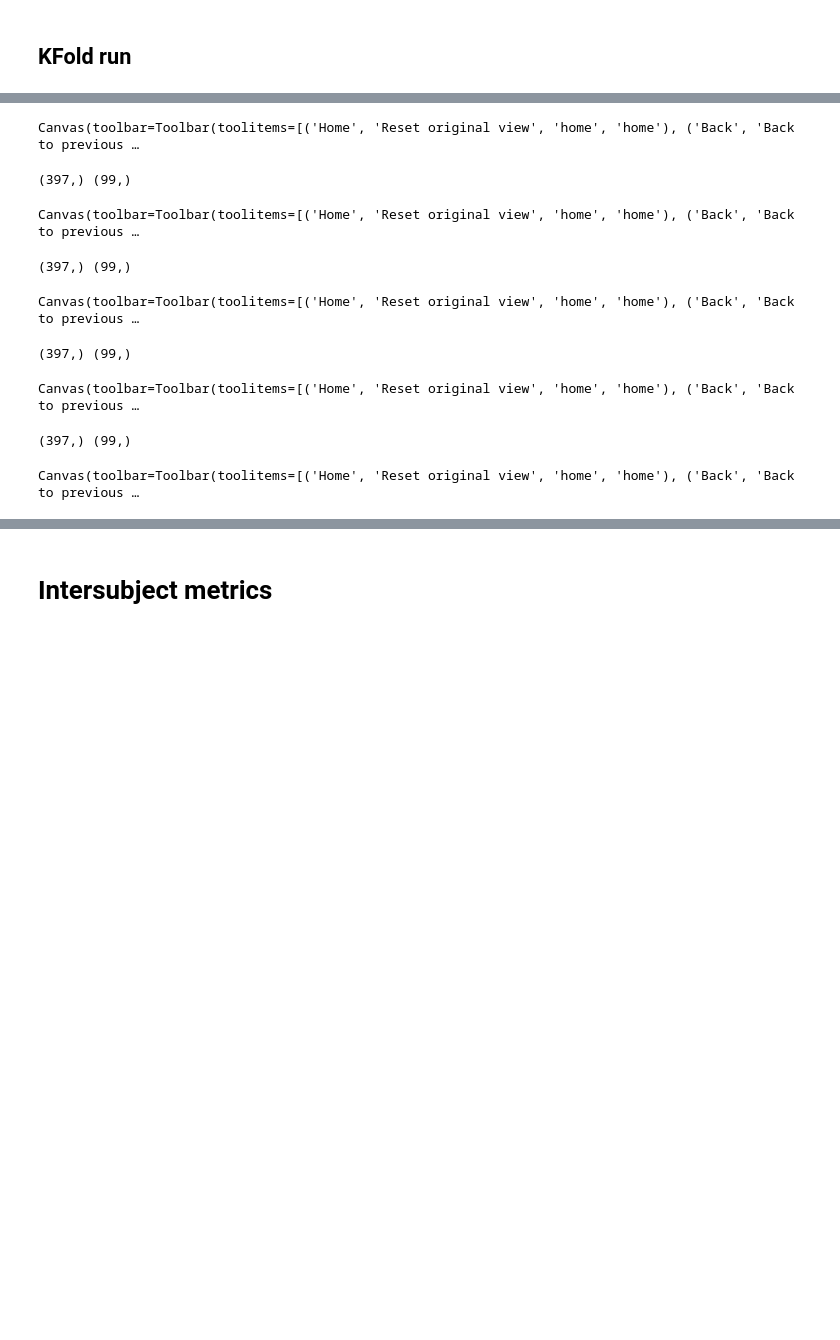
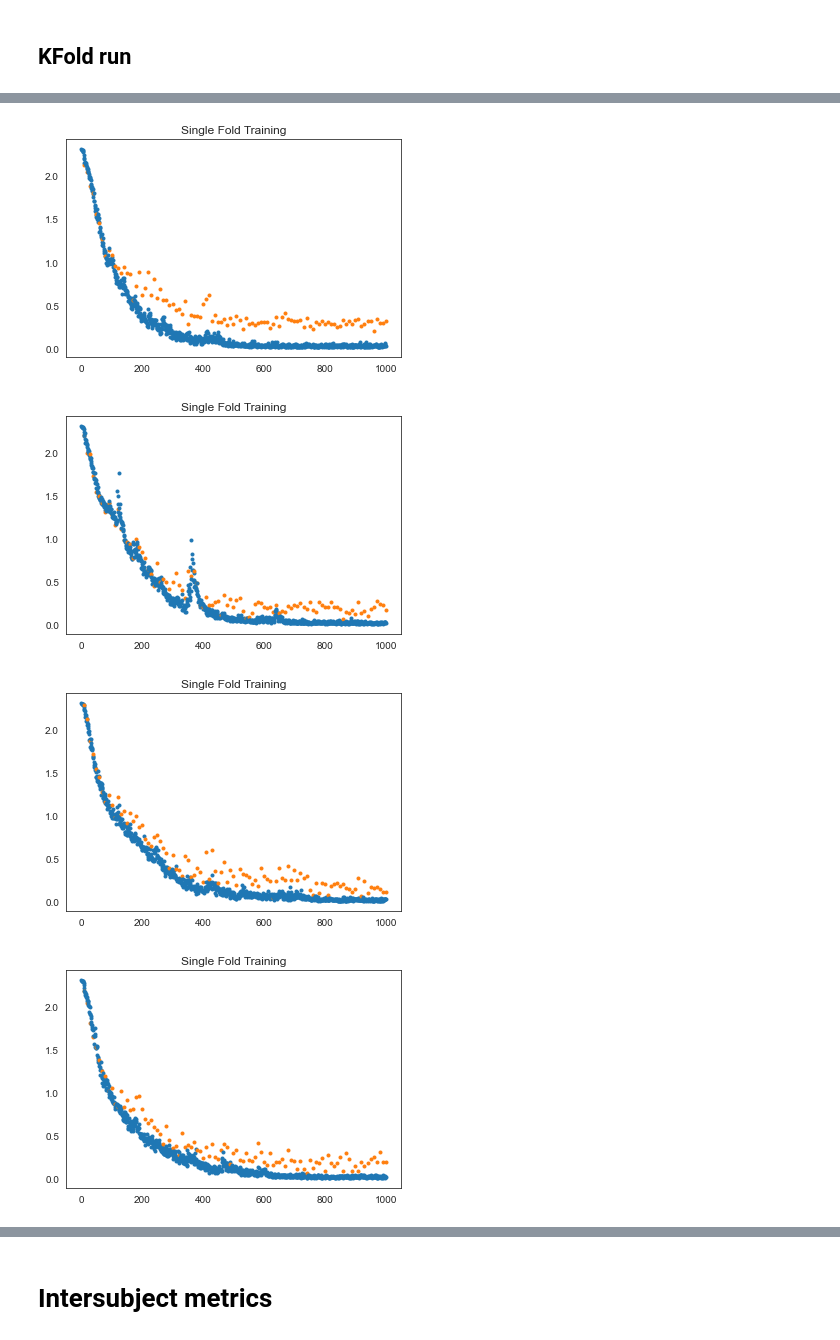
Before and after one commit to lellight/emg_handwriting, a Jupyter notebook: myo classification.ipynb, the cells around one changed output, grey strips where cells are left out. Saved outputs shown, nothing was run; the diff lists cells and outputs as text; code cells hidden in the pictures; blank space fills up the shorter version.

```diff
--- a/myo classification.ipynb
+++ b/myo classification.ipynb
@@ -541,5 +631,11 @@ Estimated Total Size (MB): 2.85
 # %% [markdown]
 ## Single Run
+# %%
+input_size  = 8
+num_filters = 32
+hidden_size = 32
+num_layers  = 2
+num_classes = 10
 # %%
 from tqdm.autonotebook import tqdm
 
@@ -622,16 +719,7 @@ Epoch [1000/1000], Step [1], Loss: 1.80e-02, Val: 2.94e-01, Accuracy: 0.99 vs 0.
 # %%
-from torchviz import make_dot
-
-for i, (samples, labels) in enumerate(train_loader):
-        samples = samples.to(device).float()
-        labels = labels.to(device)
-        break
-
-
 dot = make_dot(model(samples),
          params=dict(model.named_parameters()),
          show_attrs=False,
          show_saved=True, )
-
-dot.render('/home/hp/myo/figures/rnn', format='pdf')
+# dot.render('figures/rnn', format='pdf')
 # %% [output]
@@ -664,7 +752,8 @@ for train_index, test_index in kf.split(X, y):
     model = RNN(input_size, num_filters, hidden_size, num_layers, num_classes).to(device)
     criterion = nn.CrossEntropyLoss()
     softmax = nn.Softmax(1)
-    optimizer = torch.optim.Adam(model.parameters(), lr = 0.01)
+    optimizer = torch.optim.Adam(model.parameters(), lr = 0.01, weight_decay=5e-4)
+    scheduler = torch.optim.lr_scheduler.ReduceLROnPlateau(optimizer, 'min')
 
     plt.figure()
 
@@ -704,6 +793,7 @@ for train_index, test_index in kf.split(X, y):
                     acc_val_.append(acc_val)
 
                     loss_val = criterion(outputs, labels)
+                    scheduler.step(loss_val)
                     loss_val_.append(loss_val.item())
 
 #             print ('Epoch [{}/{}], Step [{}], Loss: {:.2e}, Val: {:.2e}, Accuracy: {:.2f} vs {:.2f}'
@@ -724,9 +822,4 @@ for train_index, test_index in kf.split(X, y):
-Canvas(toolbar=Toolbar(toolitems=[('Home', 'Reset original view', 'home', 'home'), ('Back', 'Back to previous …
-(397,) (99,)
-Canvas(toolbar=Toolbar(toolitems=[('Home', 'Reset original view', 'home', 'home'), ('Back', 'Back to previous …
-(397,) (99,)
-Canvas(toolbar=Toolbar(toolitems=[('Home', 'Reset original view', 'home', 'home'), ('Back', 'Back to previous …
-(397,) (99,)
-Canvas(toolbar=Toolbar(toolitems=[('Home', 'Reset original view', 'home', 'home'), ('Back', 'Back to previous …
-(397,) (99,)
-Canvas(toolbar=Toolbar(toolitems=[('Home', 'Reset original view', 'home', 'home'), ('Back', 'Back to previous …
+[figure, added]
+[figure, added]
+[figure, added]
+[figure, added]
```
Also changed, not shown: parts of 26 cells of this notebook, 15 other files.
